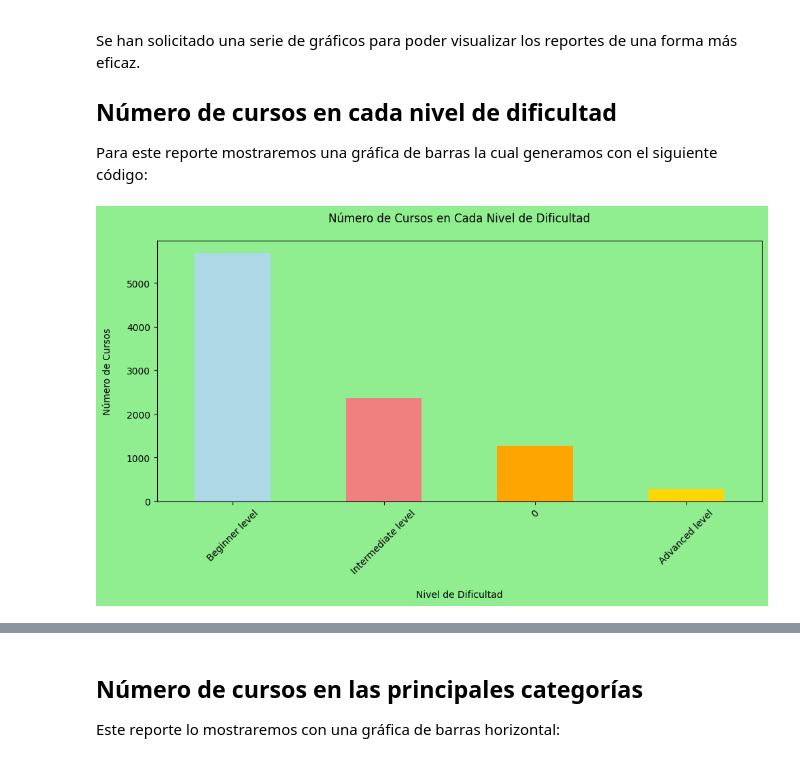
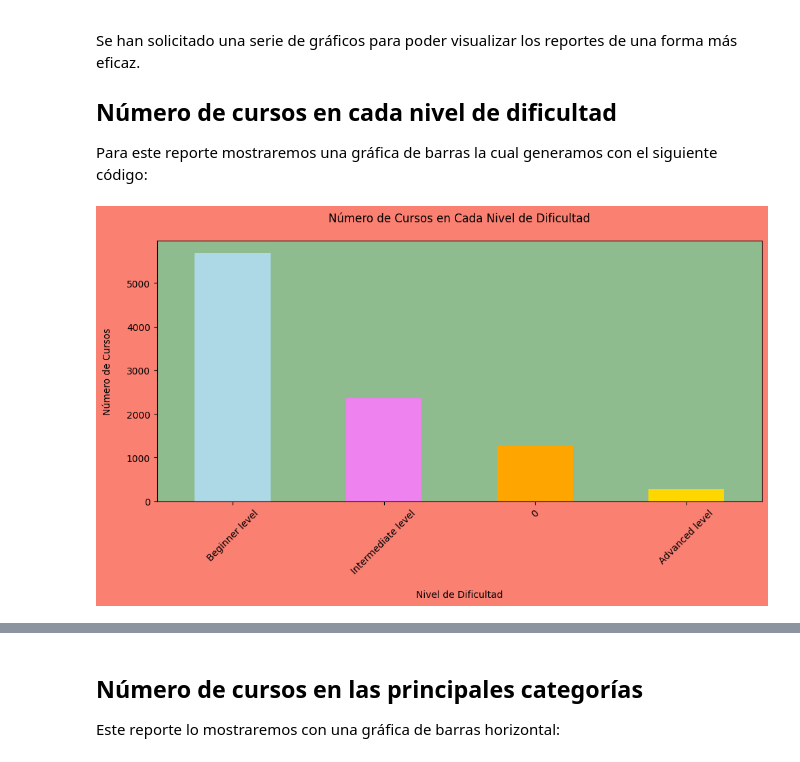
Before and after one commit to NeryJim21/-SS2-Practica2_201700381, a Jupyter notebook: practica2_201700381.ipynb, the cells around one changed output, grey strips where cells are left out. Drawn from its saved outputs; the diff is of its cells as text; code cells hidden in the pictures.

Commit message:
[UPDATE] Se realizaron correcciones a las gráficas.

```diff
--- a/practica2_201700381.ipynb
+++ b/practica2_201700381.ipynb
@@ -47,0 +33,30 @@ df
+# %%
+import re
+df.fillna(0,inplace=True)
+
+# Dejando únicamente los valores numéricos de la columna Duration
+def convert_duration(duration_str):
+    # Si el valor ya es un entero, devolverlo directamente
+    if isinstance(duration_str, int):
+        return duration_str
+
+    # Buscando patrones específicos en el string
+    match_hours = re.search(r'(\d+)\s*hour', str(duration_str))
+    match_approx = re.search(r'Approx\.\s*(\d+)\s*hours?\s*to\s*complete', str(duration_str))
+
+    if match_hours:
+        return int(match_hours.group(1))
+    elif match_approx:
+        return int(match_approx.group(1))
+    else:
+        return None
+
+# Aplicando la función a la columna 'Duration'
+df['Duration'] = df['Duration'].apply(convert_duration)
+
+# Eliminando la palabra 'reviews' de la columna Rewiew
+df['Review'] = df['Review'].astype(str)
+df['Review'] = df['Review'].str.replace(' reviews', '')
+
+# Mostrando el resultado del dataframe
+df
@@ -122,23 +151,23 @@ Para este reporte mostraremos una gráfica de barras la cual generamos con el si
 # %%
 import matplotlib.pyplot as plt
 
-# Contar el número de cursos en cada nivel de dificultad
+# Cuenta el número de cursos en cada nivel de dificultad
 nivel_dificultad_counts = df['Level'].value_counts()
 
-# Definir una paleta de colores personalizada
-colors = ['lightblue', 'lightcoral', 'orange', 'gold']
+# Paleta de colores
+colors = ['lightblue', 'violet', 'orange', 'gold']
 
-# Crear la gráfica de barras con un fondo blanco y la paleta de colores personalizada
-plt.figure(figsize=(10, 6))
-plt.rcParams.update({'axes.facecolor': 'lightgreen', 'figure.facecolor': 'lightgreen'})
+# Generando la gráfica de barras
+plt.figure(figsize=(10, 6), facecolor='salmon')
+plt.rcParams.update({'axes.facecolor': 'darkseagreen', 'figure.facecolor': 'lightgreen'})
 nivel_dificultad_counts.plot(kind='bar', color=colors)
 plt.title('Número de Cursos en Cada Nivel de Dificultad', pad=20)
 plt.xlabel('Nivel de Dificultad', labelpad=15)
 plt.ylabel('Número de Cursos', labelpad=15)
 plt.xticks(rotation=45)
 plt.tight_layout()
 
-# Mostrar la gráfica
+# Imprime la gráfica
 plt.show()
 # %% [output]
-[figure, old version]
+[figure, new version]
```
Also changed, not shown: parts of 18 cells of this notebook.
